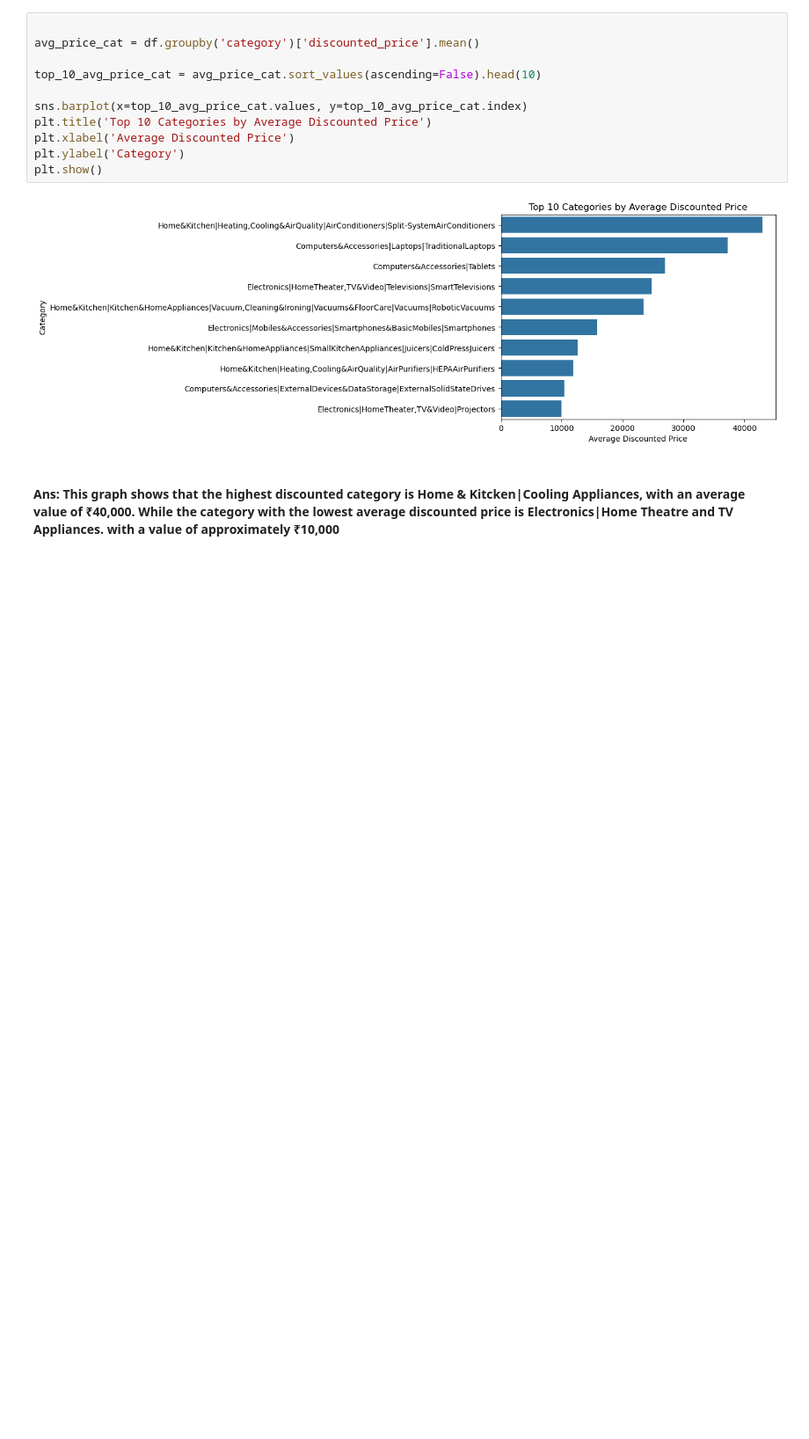
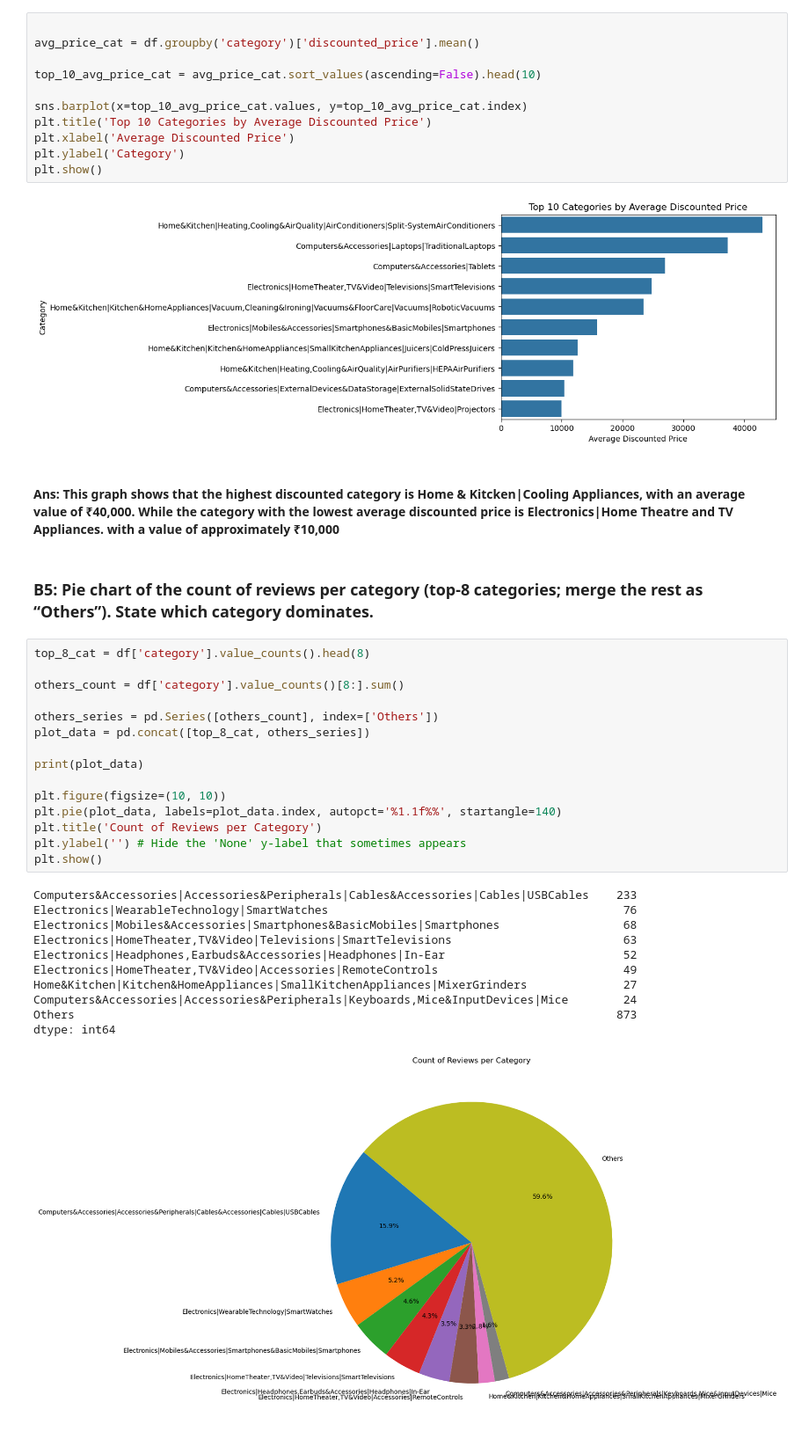
Before and after one commit to yabswannalearn/random_jupyter, a Jupyter notebook: Prelims_SoftDes/EDA.ipynb, the cells around one changed output. Shown at 88% size. Drawn from its saved outputs; the diff is of its cells as text; blank space fills up the shorter version.

```diff
--- a/Prelims_SoftDes/EDA.ipynb
+++ b/Prelims_SoftDes/EDA.ipynb
@@ -232,3 +232,32 @@ plt.show()
 [figure]
 # %% [markdown]
 #### Ans: This graph shows that the highest discounted category is Home & Kitcken|Cooling Appliances, with an average value of ₹40,000. While the category with the lowest average discounted price is Electronics|Home Theatre and TV Appliances. with a value of approximately ₹10,000
+# %% [markdown]
+### B5: Pie chart of the count of reviews per category (top-8 categories; merge the rest as “Others”). State which category dominates.
+# %%
+top_8_cat = df['category'].value_counts().head(8)
+
+others_count = df['category'].value_counts()[8:].sum()
+
+others_series = pd.Series([others_count], index=['Others'])
+plot_data = pd.concat([top_8_cat, others_series])
+
+print(plot_data)
+
+plt.figure(figsize=(10, 10))
+plt.pie(plot_data, labels=plot_data.index, autopct='%1.1f%%', startangle=140)
+plt.title('Count of Reviews per Category')
+plt.ylabel('') # Hide the 'None' y-label that sometimes appears
+plt.show()
+# %% [output]
+Computers&Accessories|Accessories&Peripherals|Cables&Accessories|Cables|USBCables    233
+Electronics|WearableTechnology|SmartWatches                                           76
+Electronics|Mobiles&Accessories|Smartphones&BasicMobiles|Smartphones                  68
+Electronics|HomeTheater,TV&Video|Televisions|SmartTelevisions                         63
+Electronics|Headphones,Earbuds&Accessories|Headphones|In-Ear                          52
+Electronics|HomeTheater,TV&Video|Accessories|RemoteControls                           49
+Home&Kitchen|Kitchen&HomeAppliances|SmallKitchenAppliances|MixerGrinders              27
+Computers&Accessories|Accessories&Peripherals|Keyboards,Mice&InputDevices|Mice        24
+Others                                                                               873
+dtype: int64
+[figure, added]
```
